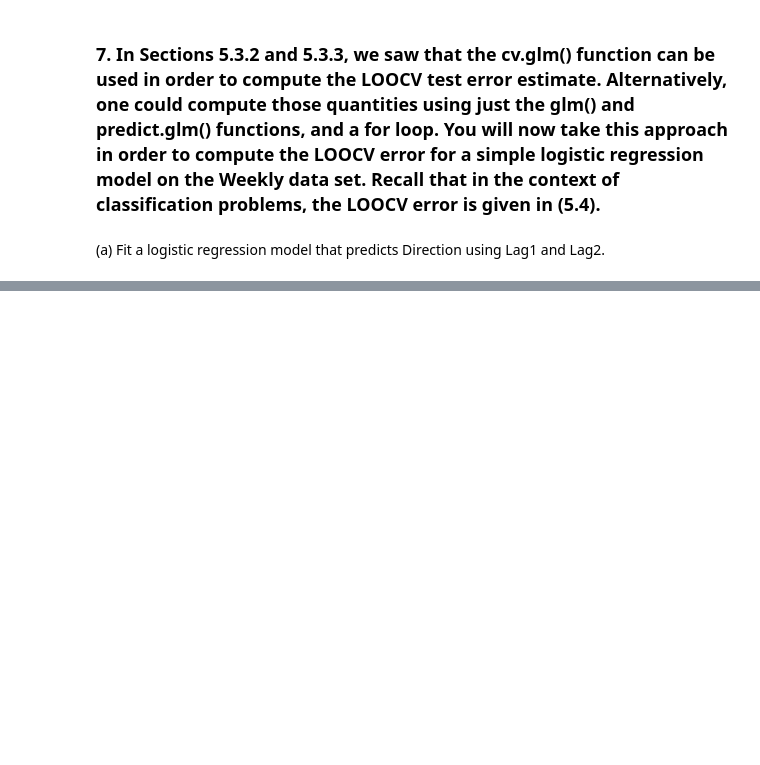
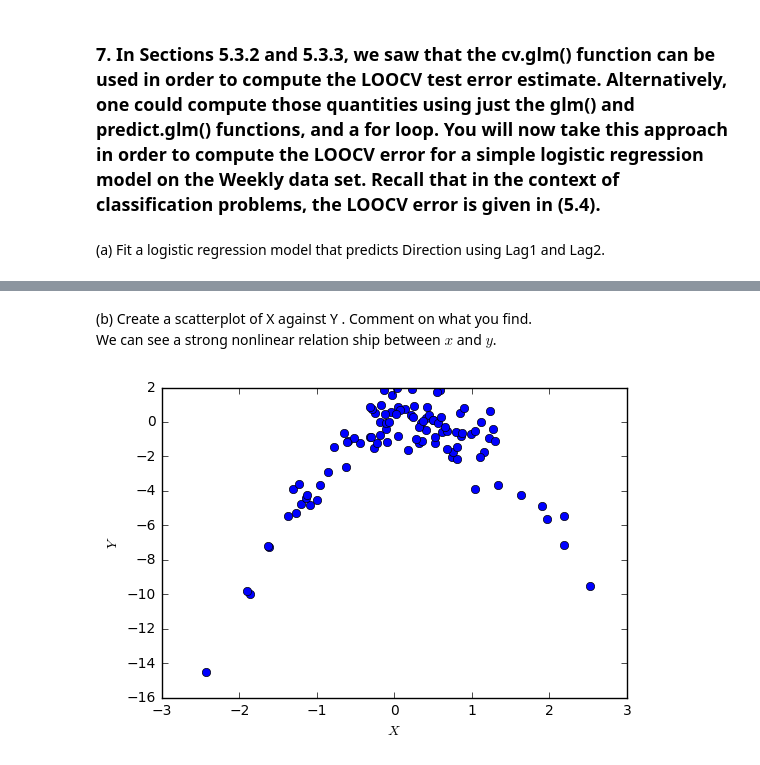
Before and after one commit to DmitryMikhailovich/ISLR-in-python, a Jupyter notebook: Chapter 5 - Resampling Methods.ipynb, the cells around one changed output, grey strips where cells are left out. Saved outputs shown, nothing was run; the diff lists cells and outputs as text; code cells hidden in the pictures; blank space fills up the shorter version.

```diff
--- a/Chapter 5 - Resampling Methods.ipynb
+++ b/Chapter 5 - Resampling Methods.ipynb
@@ -145,0 +208,15 @@ weekly.Direction = weekly.Direction.map({'Up': 1, 'Down': 0})
+# %%
+np.random.seed(1)
+y = np.random.randn(100)
+x = np.random.randn(100)
+y = x - 2*x**2 + np.random.randn(100)
+# %% [markdown]
+(b) Create a scatterplot of X against Y . Comment on what you find.
+We can see a strong nonlinear relation ship between $x$ and $y$.
+# %%
+plt.plot(x, y, 'bo')
+plt.xlabel('$X$')
+plt.ylabel('$Y$')
+plt.show()
+# %% [output]
+[figure, added]
```
Also changed, not shown: parts of 47 cells of this notebook.
